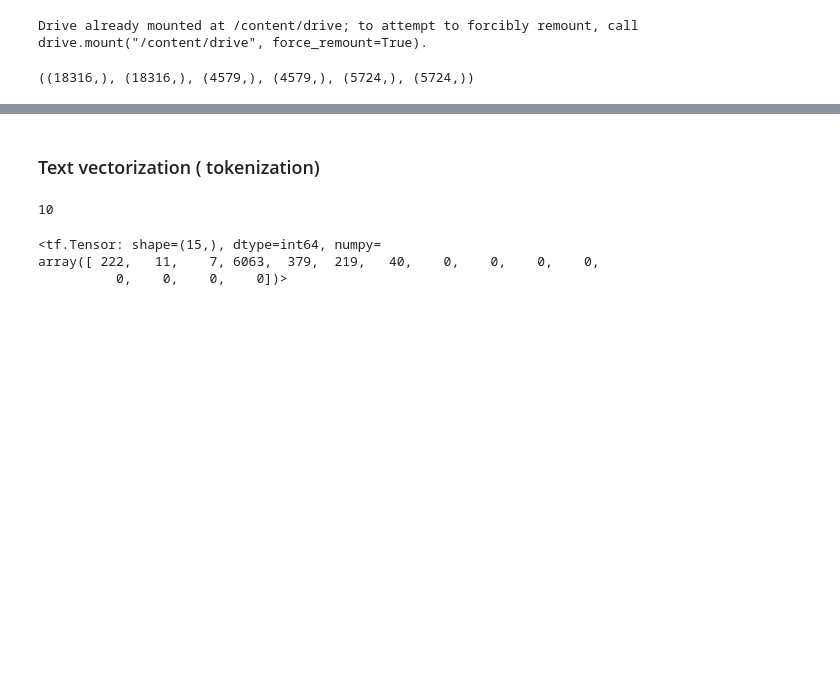
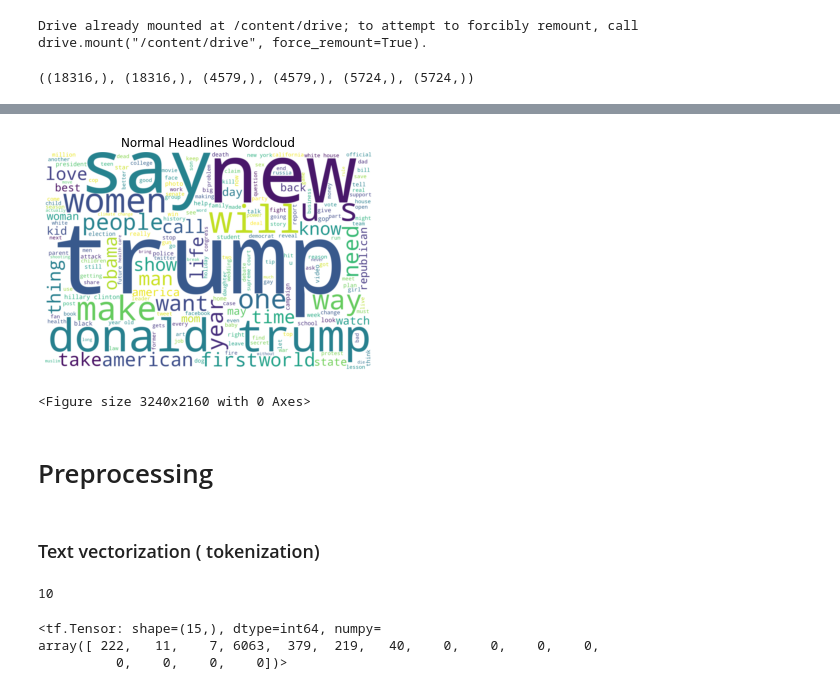
Before and after one commit to FeritYikar/sarcasm_detection_NLP, a Jupyter notebook: Sarcasm.ipynb, the cells around one changed output, grey strips where cells are left out. Cells and saved outputs as stored; diff of their text form; code cells hidden in the pictures; blank space fills up the shorter version.

```diff
--- a/Sarcasm.ipynb
+++ b/Sarcasm.ipynb
@@ -51,3 +106,15 @@ X_train.shape, y_train.shape, X_val.shape, y_val.shape, X_test.shape, y_test.sha
+# %%
+wordcloud_normal = WordCloud(background_color="white", width=3000, height=2000, max_words=200).generate(' '.join(df_normal['headline']))
+
+plt.title('Normal Headlines Wordcloud')
+plt.imshow(wordcloud_normal, interpolation='bilinear')
+plt.axis("off")
+plt.figure(figsize=[45,30]);
+# %% [output]
+[figure, added]
+<Figure size 3240x2160 with 0 Axes>
+# %% [markdown]
+# Preprocessing
 # %% [markdown]
 ### Text vectorization ( tokenization)
 # %%
```
Also changed, not shown: parts of 9 cells of this notebook, 8 other files.
